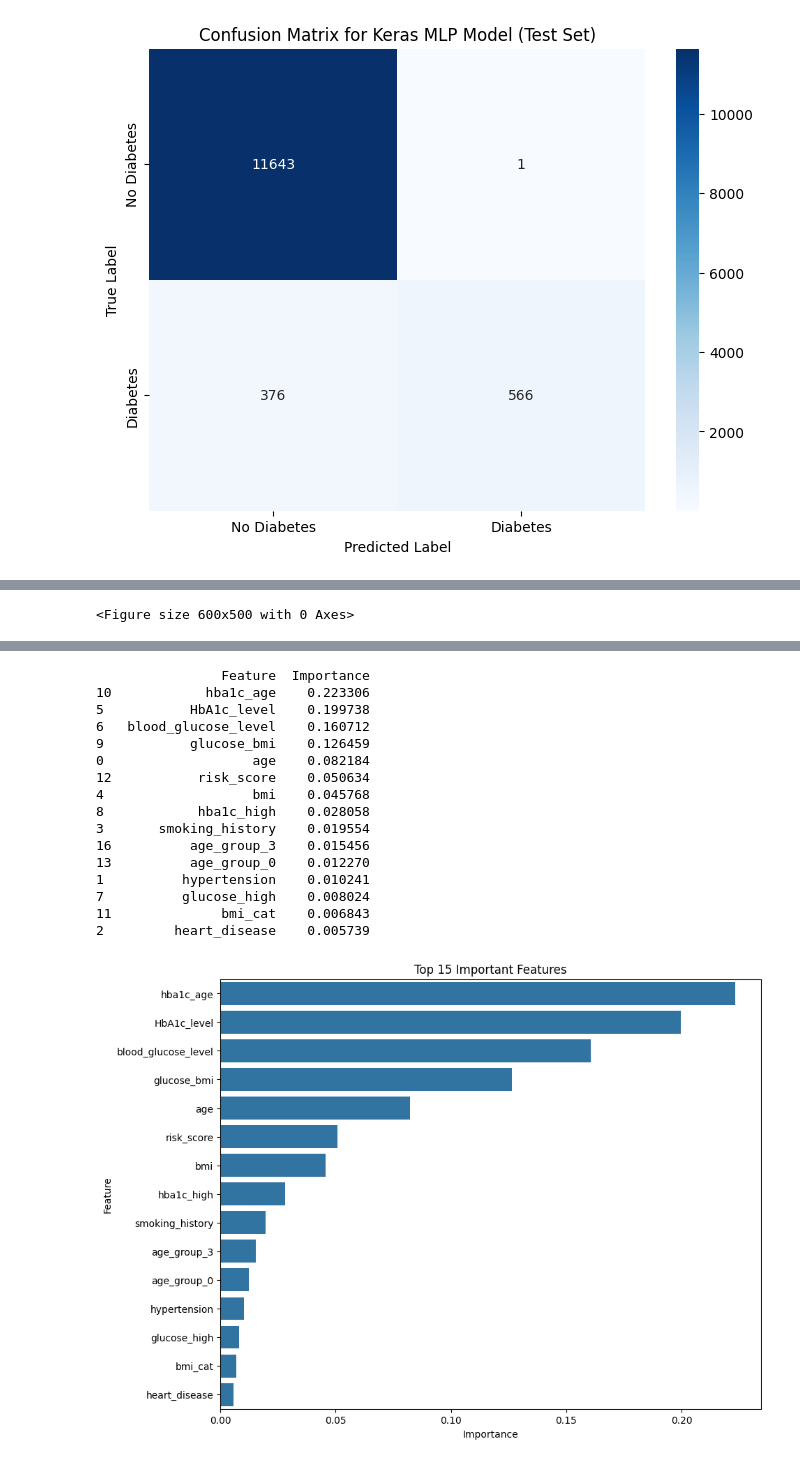
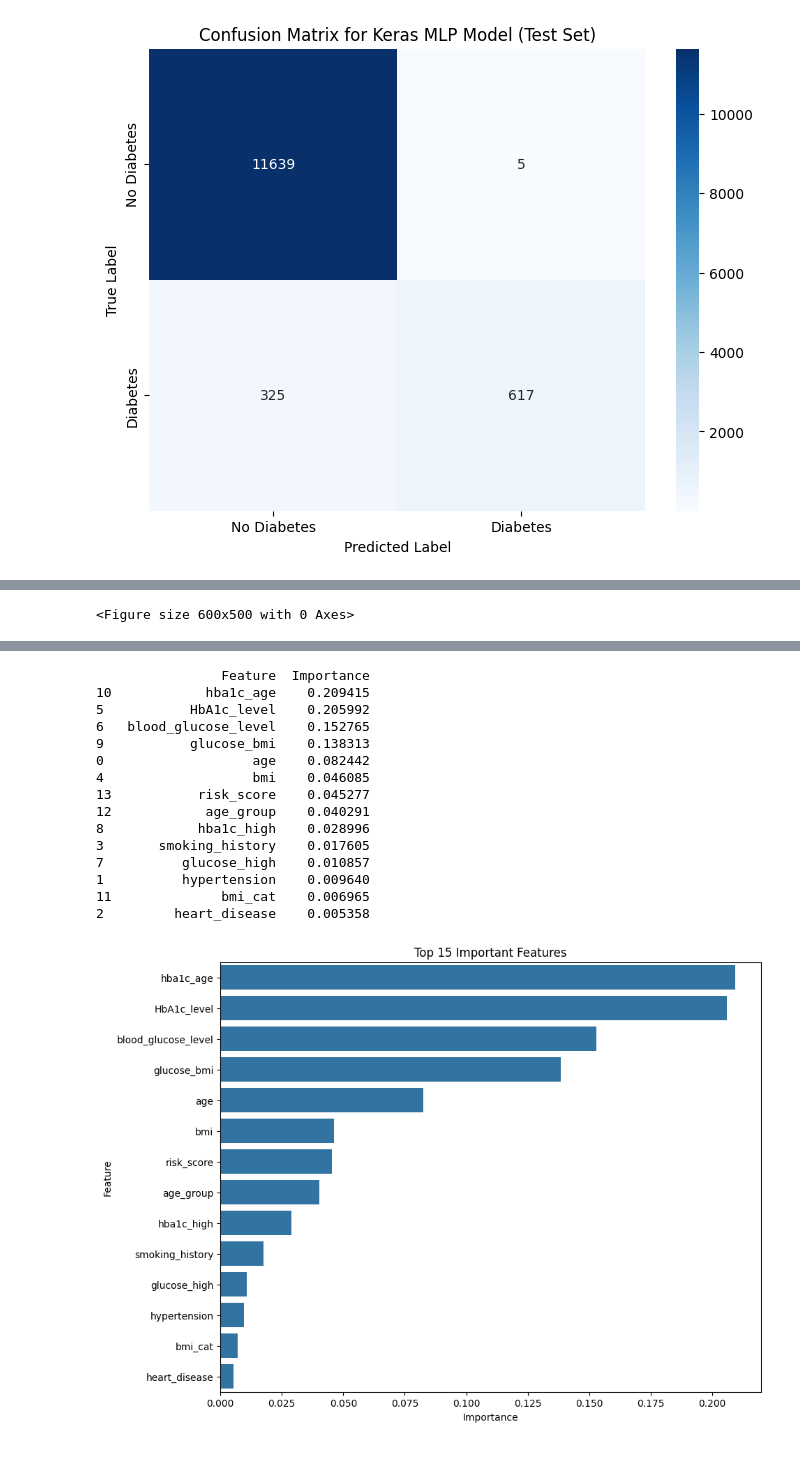
Before and after one commit to ranaosamaa/CLASSIFICATION_TASK, a Jupyter notebook: ML_DIABETES_PREDICTION.ipynb, the cells around one changed output, grey strips where cells are left out. Saved outputs shown, nothing was run; the diff lists cells and outputs as text; code cells hidden in the pictures.

```diff
--- a/ML_DIABETES_PREDICTION.ipynb
+++ b/ML_DIABETES_PREDICTION.ipynb
@@ -280,7 +314,7 @@ df['age_group'] = pd.cut(
     df['age'],
     bins=[0, 30, 45, 60, 100],
     labels=[0, 1, 2, 3]
-)
+).astype(int)
 
 df['risk_score'] = (
     (df['HbA1c_level'] >= 6.5).astype(int) +
@@ -332,9 +377,0 @@ print(f"Explained variance ratio: {pca.explained_variance_ratio_}")
-# %%
-pca_final = PCA(n_components=0.9)
-
-X_train_pca = pca_final.fit_transform(X_train)
-X_val_pca = pca_final.transform(X_val)
-X_test_pca = pca_final.transform(X_test)
-
-print(f"Original number of features: {X_train.shape[1]}")
-print(f"Number of components after PCA: {X_train_pca.shape[1]}")
@@ -743,7 +778,9 @@ print(random_search.best_params_)
 # =========================
 # PREDICT PROBABILITIES
 # =========================
+
 best_rf_model = random_search.best_estimator_
+
 y_val_probs = best_rf_model.predict_proba(X_val)[:, 1]
 
 # =========================
@@ -808,21 +845,28 @@ trained_rf = best_pipeline.named_steps['classifier']
 # Get fitted preprocessor
 fitted_preprocessor = best_pipeline.named_steps['preprocessor']
 
-# Get fitted encoder
-fitted_encoder = fitted_preprocessor.named_transformers_[
-    'cat'
-].named_steps['encoder']
-
-# Get encoded categorical names
-encoded_cat_features = fitted_encoder.get_feature_names_out(
-    categorical_features
-)
+# Get encoded categorical names if available
+encoded_cat_features = np.array([])
+if len(categorical_features) > 0:
+    try:
+        fitted_encoder = fitted_preprocessor.named_transformers_[
+            'cat'
+        ].named_steps['encoder']
+        encoded_cat_features = fitted_encoder.get_feature_names_out(
+            categorical_features
+        )
+    except Exception as exc:
+        print('Warning: Unable to extract encoded categorical feature names:', exc)
+        encoded_cat_features = np.array([])
 
 # Combine all feature names
-all_feature_names = np.concatenate([
-    numeric_features,
-    encoded_cat_features
-])
+if encoded_cat_features.size > 0:
+    all_feature_names = np.concatenate([
+        numeric_features,
+        encoded_cat_features
+    ])
+else:
+    all_feature_names = np.array(numeric_features, dtype=object)
 
 # Create dataframe
 feature_importance = pd.DataFrame({
@@ -876,17 +920,16 @@ weighted avg       0.98      0.98      0.97     13164
                 Feature  Importance
-10            hba1c_age    0.223306
-5           HbA1c_level    0.199738
-6   blood_glucose_level    0.160712
-9           glucose_bmi    0.126459
-0                   age    0.082184
-12           risk_score    0.050634
-4                   bmi    0.045768
-8            hba1c_high    0.028058
-3       smoking_history    0.019554
-16          age_group_3    0.015456
-13          age_group_0    0.012270
-1          hypertension    0.010241
-7          glucose_high    0.008024
-11              bmi_cat    0.006843
-2         heart_disease    0.005739
+10            hba1c_age    0.209415
+5           HbA1c_level    0.205992
+6   blood_glucose_level    0.152765
+9           glucose_bmi    0.138313
+0                   age    0.082442
+4                   bmi    0.046085
+13           risk_score    0.045277
+12            age_group    0.040291
+8            hba1c_high    0.028996
+3       smoking_history    0.017605
+7          glucose_high    0.010857
+1          hypertension    0.009640
+11              bmi_cat    0.006965
+2         heart_disease    0.005358
-[figure, old version]
+[figure, new version]
```
Also changed, not shown: parts of 18 cells of this notebook.
